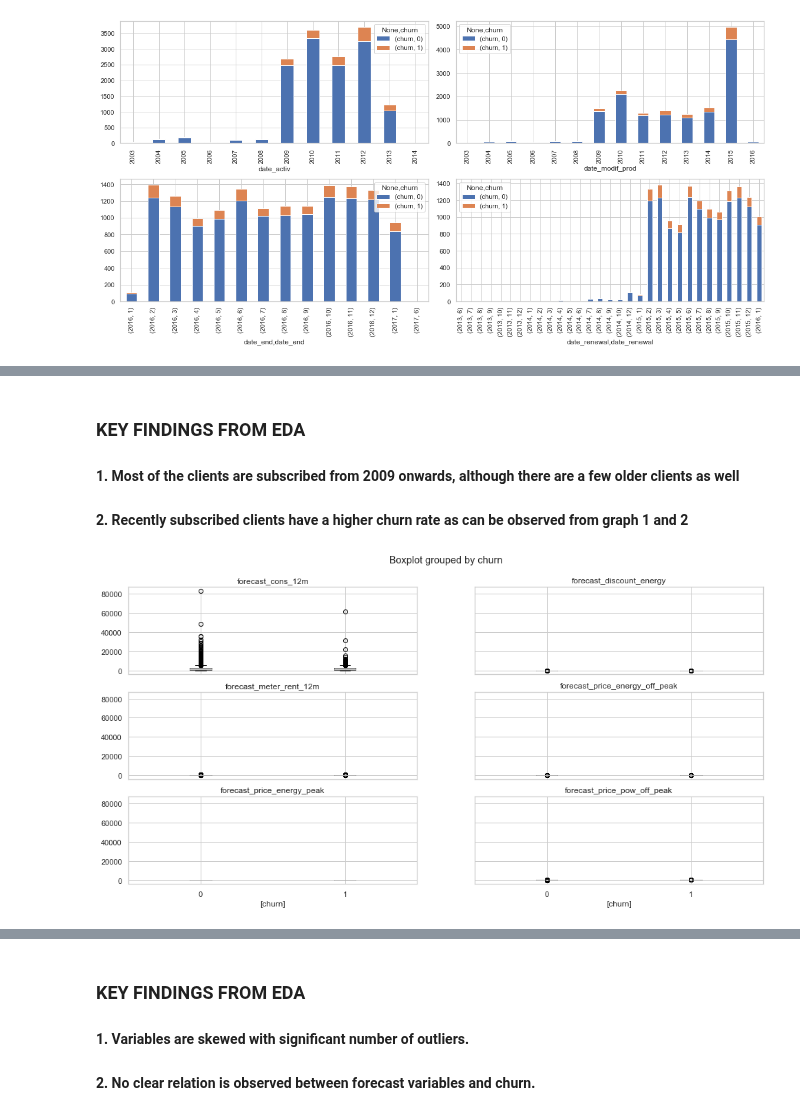
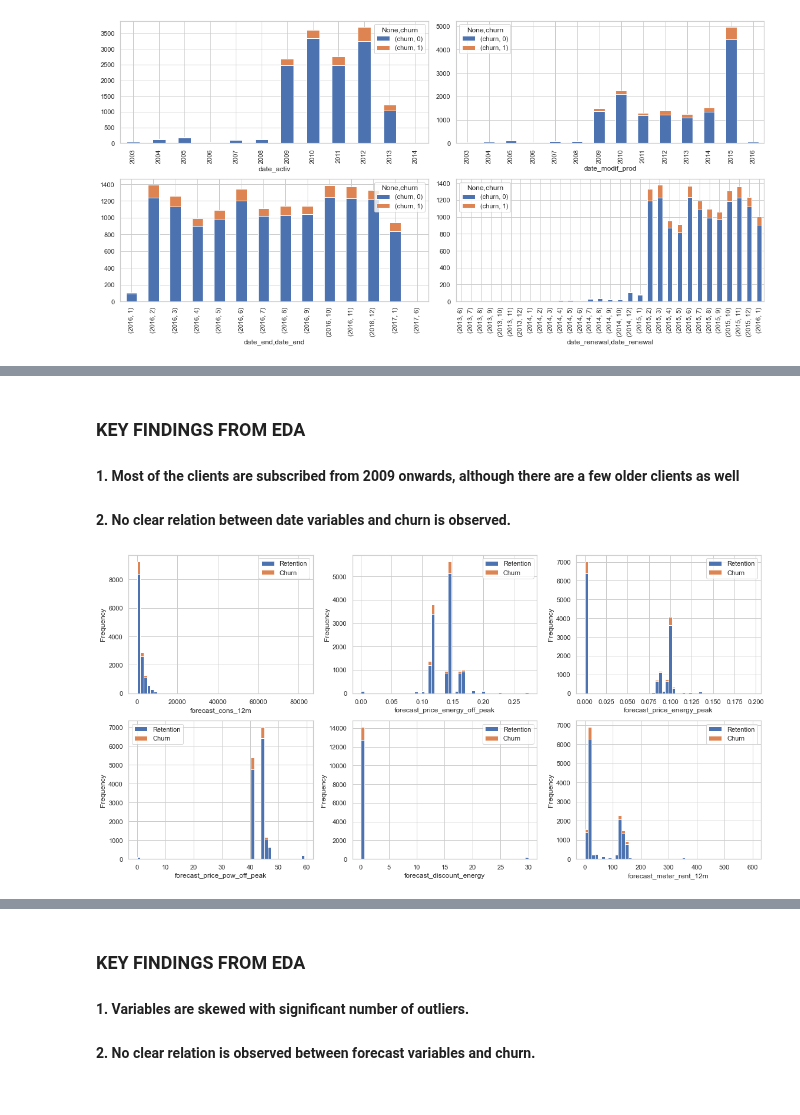
Before and after one commit to Rahulm94/Customer-Churn-Prediction, a Jupyter notebook: Task 2_EDA(1).ipynb, the cells around one changed output, grey strips where cells are left out. Drawn from its saved outputs; the diff is of its cells as text; code cells hidden in the pictures.

```diff
--- a/Task 2_EDA(1).ipynb
+++ b/Task 2_EDA(1).ipynb
@@ -259,3 +256,16 @@ plt.tight_layout()
 plt.show()
 # %% [output]
 [figure]
+# %%
+# Boxplots with and without outliers will help us to visualize the relation between the variable and churn
+
+fig, axes = plt.subplots(2,3, figsize=(16, 8), sharey=False)
+
+i=0
+for col in ['cons_12m', 'cons_gas_12m', 'cons_last_month']:
+    sns.boxplot(data=consumption, x='churn', y=col, showfliers=True, ax=axes.flat[i])
+    sns.boxplot(data=consumption, x='churn', y=col, showfliers=False, ax=axes.flat[i+3])
+    i=i+1
+
+plt.tight_layout()
+plt.show()
@@ -287,3 +294,19 @@ plt.tight_layout()
 plt.show()
 # %% [output]
 [figure]
+# %%
+# To obtain the boxplot of datetime variables, we have to convert it to integer format
+
+from matplotlib.ticker import StrMethodFormatter
+
+fig, axes = plt.subplots(2,2, figsize=(16,8))
+
+i=0
+for col in ['date_activ','date_end', 'date_modif_prod', 'date_renewal']:
+    dates[col] = dates[col].dt.strftime('%Y%m%d').astype('int64')/1e4
+    sns.boxplot(data=dates, x=dates['churn'], y=col, showfliers=True, ax=axes.flat[i])
+    axes.flat[i].yaxis.set_major_formatter(StrMethodFormatter('{x:,.1f}'))
+    i=i+1
+
+plt.tight_layout()
+plt.show()
@@ -291,16 +316,22 @@ plt.show()
 ### KEY FINDINGS FROM EDA
 
 #### 1. Most of the clients are subscribed from 2009 onwards, although there are a few older clients as well
-#### 2. Recently subscribed clients have a higher churn rate as can be observed from graph 1 and 2
+#### 2. No clear relation between date variables and churn is observed.
 # %%
 # FORECAST VARIABLES
 
 forecast = client_df[['forecast_cons_12m','forecast_price_energy_off_peak', 'forecast_price_energy_peak','forecast_price_pow_off_peak',
             'forecast_discount_energy','forecast_meter_rent_12m','churn']]
-forecast.boxplot(figsize=(16,8), by='churn')
+
+fig, axes = plt.subplots(2,3, figsize=(16,8))
+i=0
+for col in forecast.columns[:-1]:
+    plot_distribution(forecast, col, ax=axes.flat[i])
+    i = i+1
+plt.tight_layout()
 plt.show()
 # %% [output]
-[figure, old version]
+[figure, new version]
 # %%
 fig, axes = plt.subplots(2,3, figsize=(16,8))
 i=0
```
Also changed, not shown: parts of 29 cells of this notebook.
